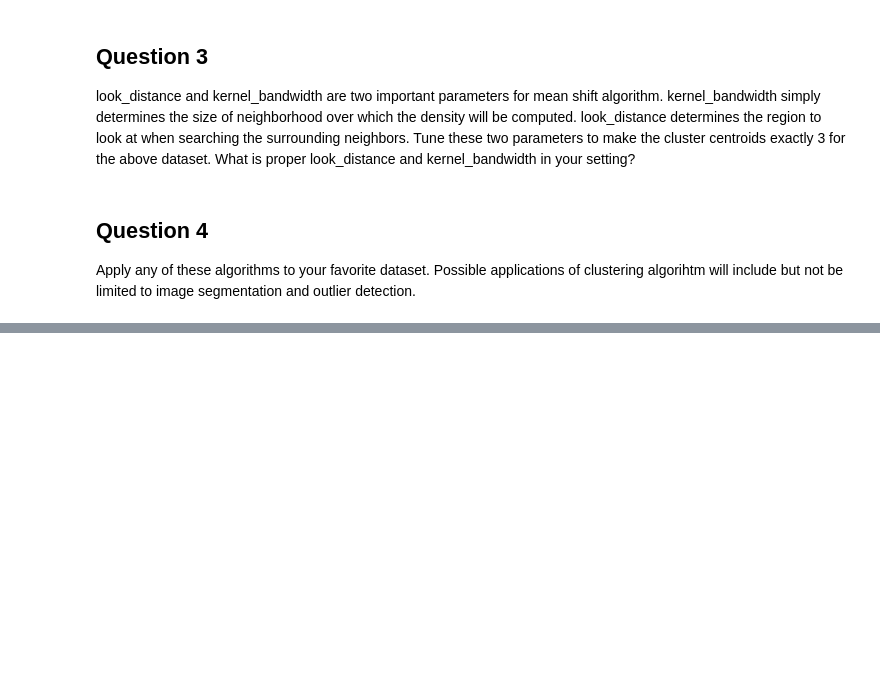
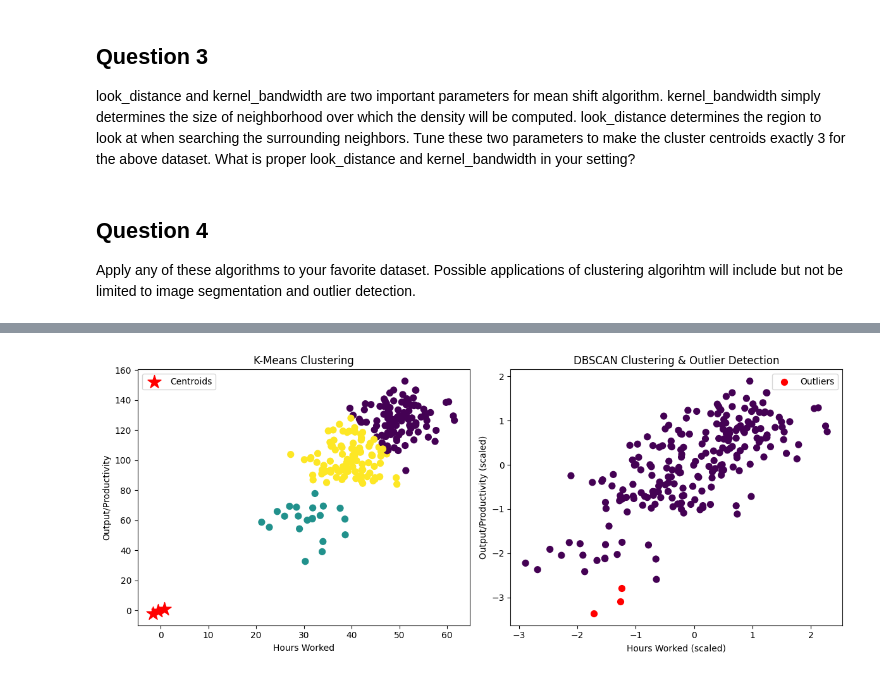
Before and after one commit to hollydo30/DBSCAN_Hierarchical-Agglomerative-Clustering_K-Means, a Jupyter notebook: hw_7.ipynb, the cells around one changed output, grey strips where cells are left out. Cells and saved outputs as stored; diff of their text form; code cells hidden in the pictures; blank space fills up the shorter version.

```diff
--- a/hw_7.ipynb
+++ b/hw_7.ipynb
@@ -478,0 +615,74 @@ Apply any of these algorithms to your favorite dataset.  Possible applications o
+# %%
+import numpy as np
+import matplotlib.pyplot as plt
+from sklearn.preprocessing import StandardScaler
+from sklearn.cluster import KMeans, DBSCAN
+
+# =========================
+# 1. Simulate dataset
+# =========================
+np.random.seed(0)
+
+# Cluster 1: Regular workers
+hours1 = np.random.normal(40, 5, 100)       # ~40 hours
+output1 = np.random.normal(100, 10, 100)    # ~100 units
+
+# Cluster 2: Hard workers
+hours2 = np.random.normal(50, 5, 100)       # ~50 hours
+output2 = np.random.normal(130, 10, 100)    # ~130 units
+
+# Cluster 3: Low productivity (outliers)
+hours3 = np.random.normal(30, 5, 20)        # ~30 hours
+output3 = np.random.normal(60, 10, 20)      # ~60 units
+
+# Combine dataset
+hours = np.concatenate([hours1, hours2, hours3])
+output = np.concatenate([output1, output2, output3])
+X = np.vstack((hours, output)).T
+
+# =========================
+# 2. Standardize features
+# =========================
+X_scaled = StandardScaler().fit_transform(X)
+
+# =========================
+# 3. Apply K-Means clustering
+# =========================
+kmeans = KMeans(n_clusters=3, random_state=0)
+y_km = kmeans.fit_predict(X_scaled)
+
+# =========================
+# 4. Apply DBSCAN for outlier detection
+# =========================
+db = DBSCAN(eps=0.7, min_samples=5)
+y_db = db.fit_predict(X_scaled)
+
+# =========================
+# 5. Plot results
+# =========================
+plt.figure(figsize=(12,5))
+
+# K-Means plot
+plt.subplot(1,2,1)
+plt.scatter(X[:,0], X[:,1], c=y_km, cmap='viridis', s=50)
+plt.scatter(kmeans.cluster_centers_[:,0], kmeans.cluster_centers_[:,1],
+            s=250, c='red', marker='*', label='Centroids')
+plt.xlabel("Hours Worked")
+plt.ylabel("Output/Productivity")
+plt.title("K-Means Clustering")
+plt.legend()
+
+# DBSCAN plot
+plt.subplot(1,2,2)
+outliers = y_db == -1
+plt.scatter(X_scaled[~outliers,0], X_scaled[~outliers,1], c=y_db[~outliers], cmap='viridis', s=50)
+plt.scatter(X_scaled[outliers,0], X_scaled[outliers,1], c='red', s=50, label='Outliers')
+plt.xlabel("Hours Worked (scaled)")
+plt.ylabel("Output/Productivity (scaled)")
+plt.title("DBSCAN Clustering & Outlier Detection")
+plt.legend()
+
+plt.tight_layout()
+plt.show()
+# %% [output]
+[figure, added]
```
Also changed, not shown: parts of 21 cells of this notebook.
